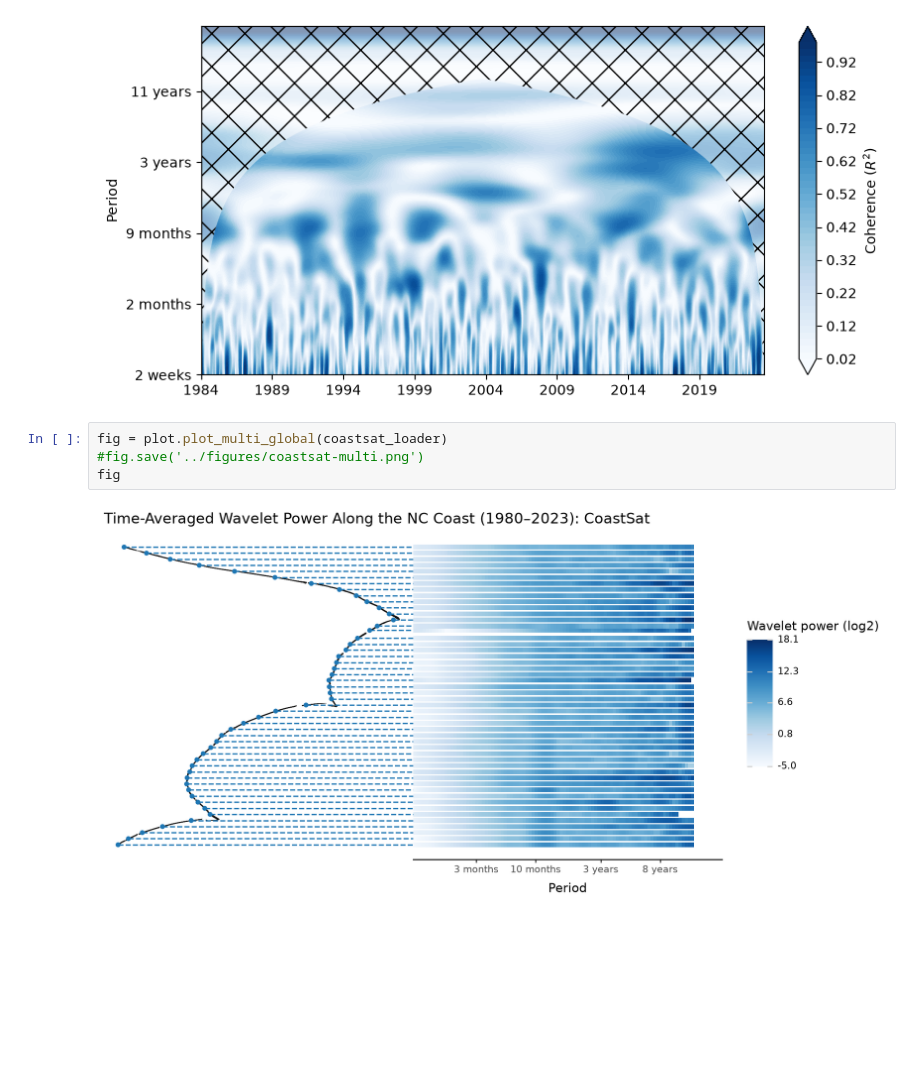
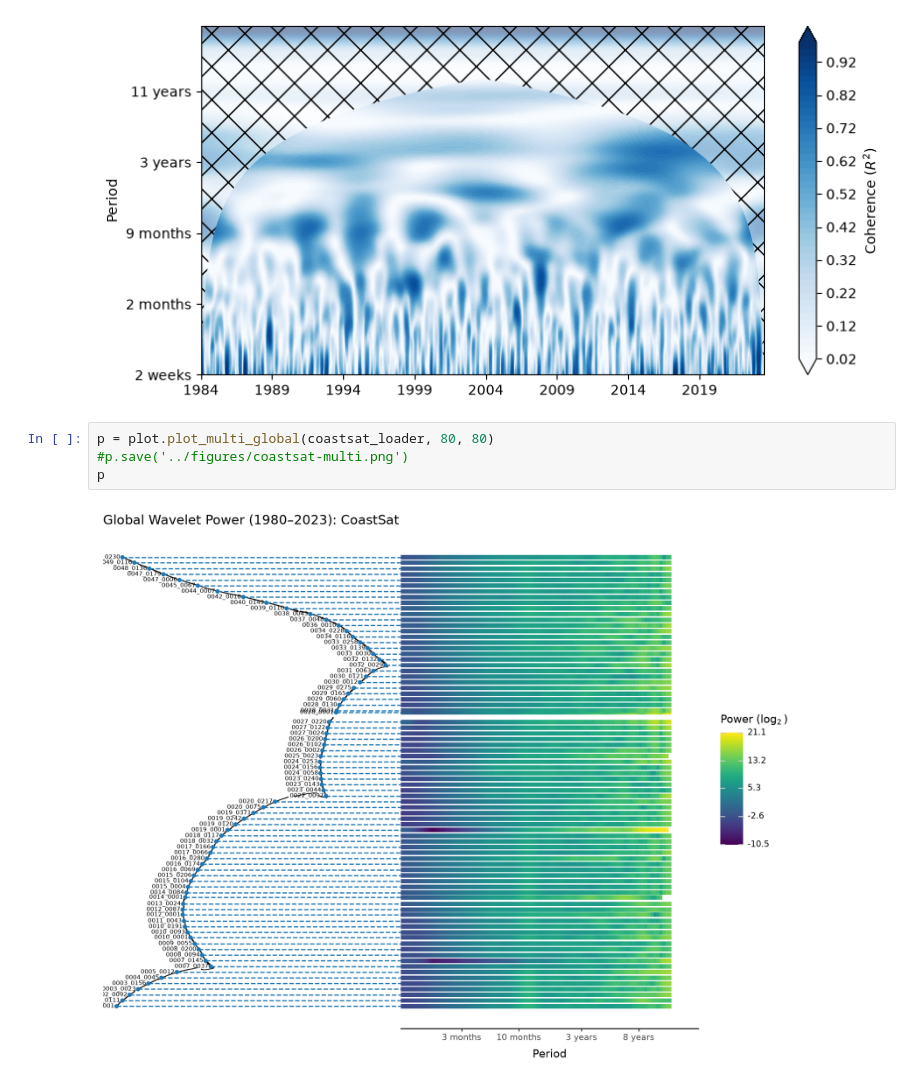
Before and after one commit to samnystrom/shoreshop3-analysis, a Jupyter notebook: notebooks/multi-profile.ipynb, the cells around one changed output. Cells and saved outputs as stored; diff of their text form; blank space fills up the shorter version.

```diff
--- a/notebooks/multi-profile.ipynb
+++ b/notebooks/multi-profile.ipynb
@@ -52,9 +55,9 @@ fig = wct_loader.get_wavelet('0035_0051').plot()
 # %% [output]
 [figure]
 # %%
-fig = plot.plot_multi_global(coastsat_loader)
-#fig.save('../figures/coastsat-multi.png')
-fig
+p = plot.plot_multi_global(coastsat_loader, 80, 80)
+#p.save('../figures/coastsat-multi.png')
+p
 # %% [output]
-[figure, old version]
+[figure, new version]
 # %%
```
Also changed, not shown: parts of 11 cells of this notebook, 4 other files.
